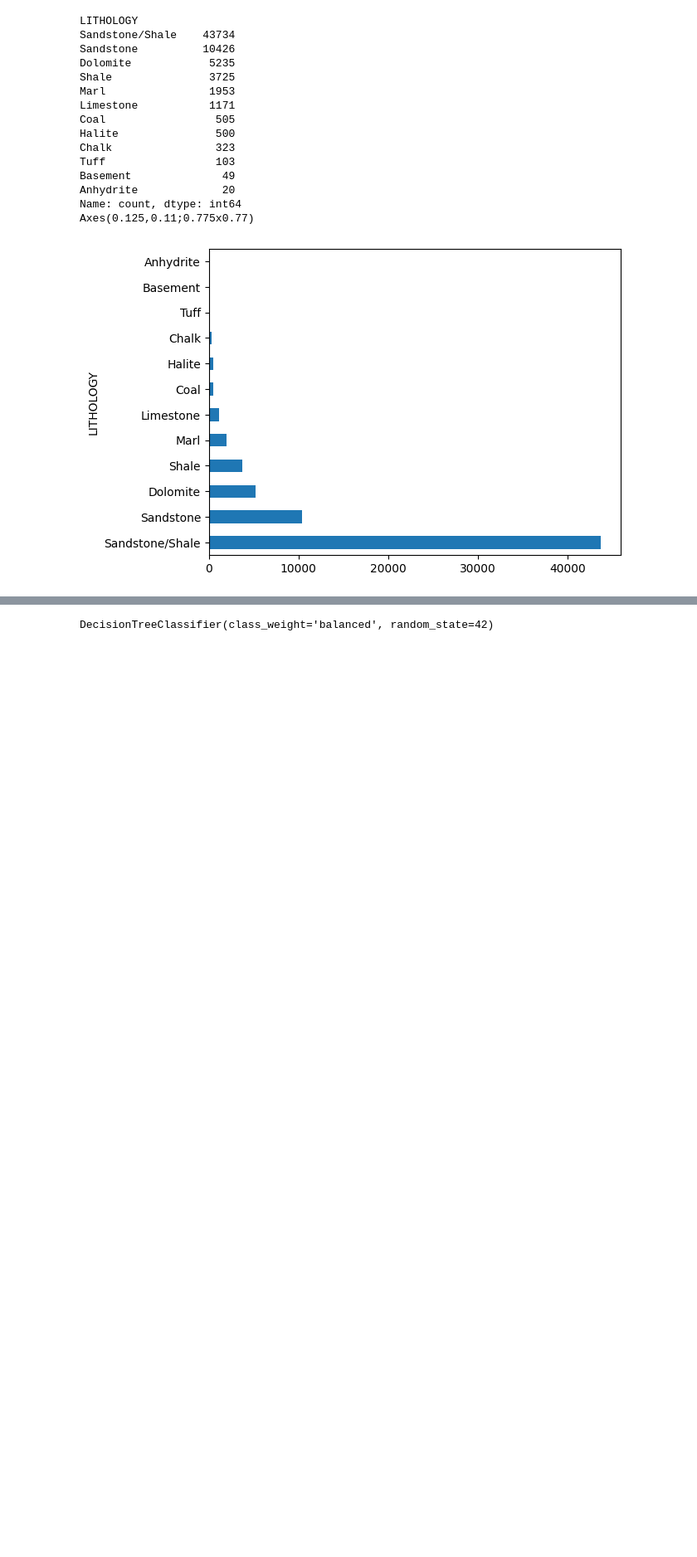
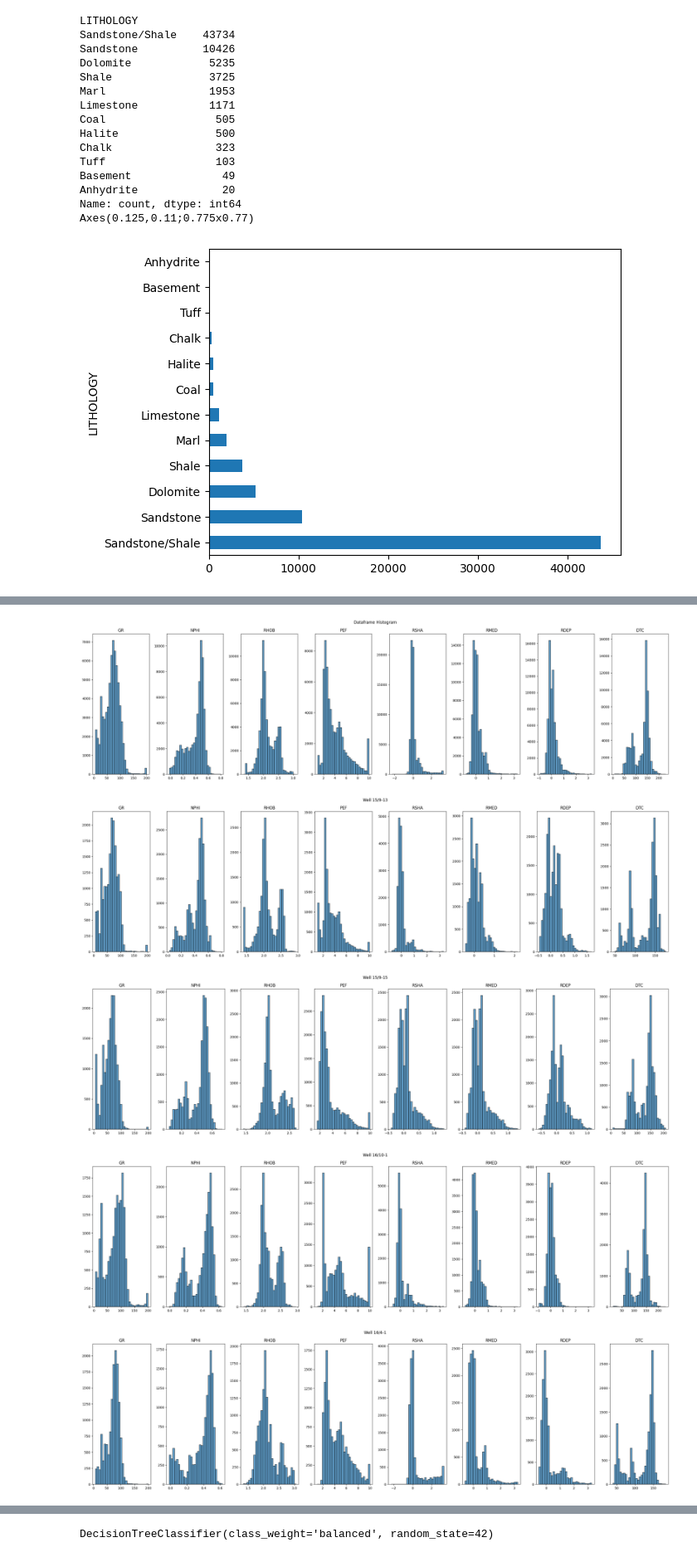
Before and after one commit to Sentineldev/cyti-project, a Jupyter notebook: proyecto.ipynb, the cells around one changed output, grey strips where cells are left out. Shown at 83% size. Drawn from its saved outputs; the diff is of its cells as text; code cells hidden in the pictures; blank space fills up the shorter version.

```diff
--- a/proyecto.ipynb
+++ b/proyecto.ipynb
@@ -220,3 +255,10 @@ plt.show()
 # %%
 plot_histograms(df_imputed,features)
-plot_wells_curves(wells,df_imputed,features + [target],target)
+plot_wells_histograms(df_imputed,wells,features)
+plot_wells_curves(df_imputed,wells,features + [target],target)
+# %% [output]
+[figure, added]
+[figure, added]
+[figure, added]
+[figure, added]
+[figure, added]
```
Also changed, not shown: parts of 13 cells of this notebook.
